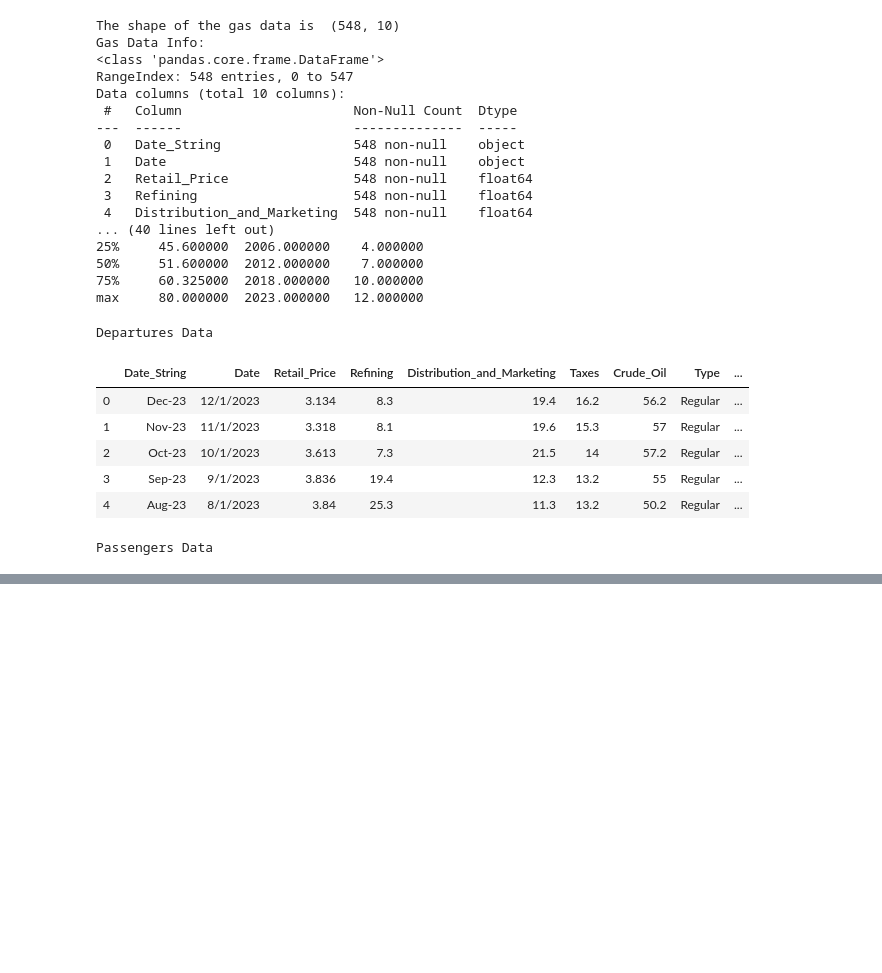
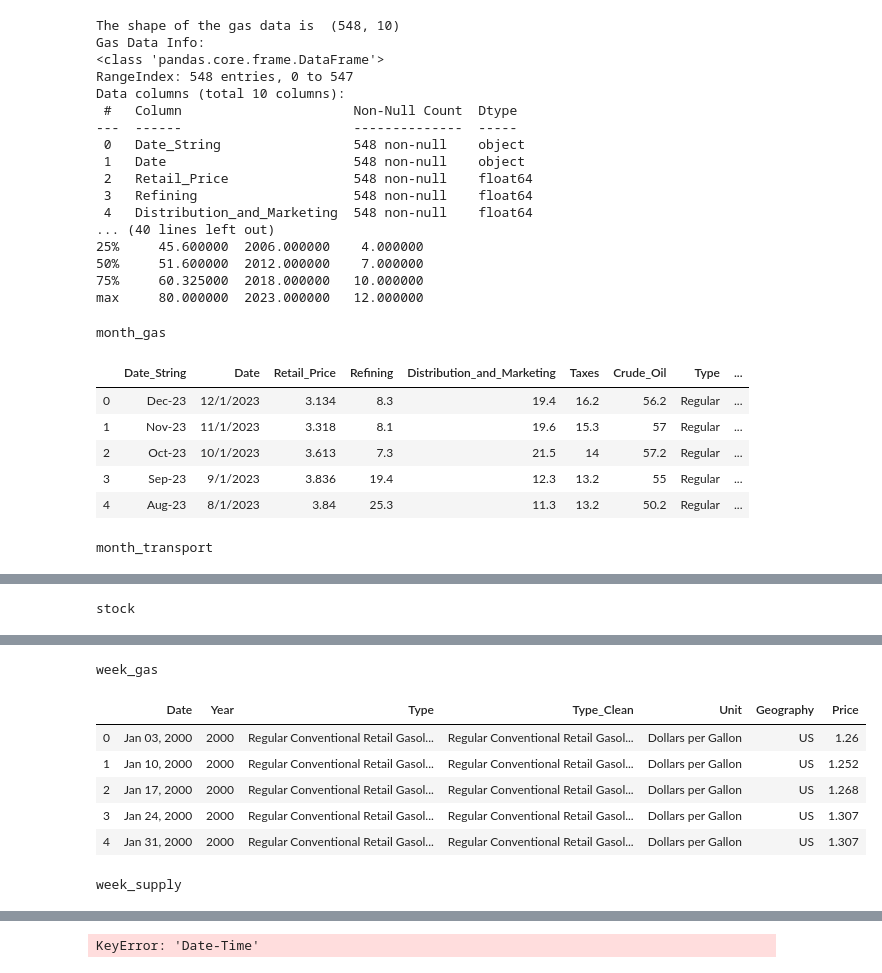
Before and after one commit to anaiskillian/citadeldatathon, a Jupyter notebook: example.ipynb, the cells around one changed output, grey strips where cells are left out. Saved outputs shown, nothing was run; the diff lists cells and outputs as text; code cells hidden in the pictures; blank space fills up the shorter version.

```diff
--- a/example.ipynb
+++ b/example.ipynb
@@ -20,7 +20,7 @@ from IPython.display import display, HTML
 # %%
 month_gas = pd.read_csv("monthly_gasoline_makeup_percentages.csv")
 month_transport = pd.read_csv("monthly_transportation_statistics.csv")
-stock = pd.read_csv("stock_descriptions.csv")
+stock = pd.read_csv("all_stocks_and_etfs.csv")
 week_gas = pd.read_csv("weekly_gasoline_prices.csv")
 week_supply = pd.read_csv("weekly_supply_estimates.csv")
 # %%
@@ -53,26 +53,36 @@ max     80.000000  2023.000000   12.000000
 # %%
 # More visually appealing heads of the data
 
-departure_head_html = tabulate(month_gas.head(), headers='keys', tablefmt='html')
-passengers_head_html = tabulate(month_transport.head(), headers='keys', tablefmt='html')
+month_gas_html = tabulate(month_gas.head(), headers='keys', tablefmt='html')
+month_transport_html = tabulate(month_transport.head(), headers='keys', tablefmt='html')
+stock_html = tabulate(stock.head(), headers='keys', tablefmt='html')
+week_gas_html = tabulate(week_gas.head(), headers='keys', tablefmt='html')
+week_supply_html = tabulate(week_supply.head(), headers='keys', tablefmt='html')
 
-departure_table_html = f'<h3>Departures Data</h3>{departure_head_html}'
-passengers_table_html = f'<h3>Passengers Data</h3>{passengers_head_html}'
+month_gas_table_html = f'<h3>month_gas</h3>{month_gas_html}'
+month_transport_table_html = f'<h3>month_transport</h3>{month_transport_html}'
+stock_table_html = f'<h3>stock</h3>{stock_html}'
+week_gas_table_html = f'<h3>week_gas</h3>{week_gas_html}'
+week_supply_table_html = f'<h3>week_supply</h3>{week_supply_html}'
 
-display(HTML(departure_table_html))
-display(HTML(passengers_table_html))
+display(HTML(month_gas_table_html))
+display(HTML(month_transport_table_html))
+display(HTML(stock_table_html))
+display(HTML(week_gas_table_html))
+display(HTML(week_supply_table_html))
 # %% [output]
-Departures Data
+month_gas
 |  | Date_String | Date | Retail_Price | Refining | Distribution_and_Marketing | Taxes | Crude_Oil | Type | ... |
 | 0 | Dec-23 | 12/1/2023 | 3.134 | 8.3 | 19.4 | 16.2 | 56.2 | Regular | ... |
 | 1 | Nov-23 | 11/1/2023 | 3.318 | 8.1 | 19.6 | 15.3 | 57 | Regular | ... |
 | 2 | Oct-23 | 10/1/2023 | 3.613 | 7.3 | 21.5 | 14 | 57.2 | Regular | ... |
 | 3 | Sep-23 | 9/1/2023 | 3.836 | 19.4 | 12.3 | 13.2 | 55 | Regular | ... |
 | 4 | Aug-23 | 8/1/2023 | 3.84 | 25.3 | 11.3 | 13.2 | 50.2 | Regular | ... |
-Passengers Data
+month_transport
 |  | Date | Month | Year | Air Safety - General Aviation Fat... | Highway Fatalities Per 100 Millio... | Highway Fatalities | ... |
 | 0 | 01/01/2000 12:00:00 AM | 1 | 2000 | 119 | nan | nan | ... |
 | 1 | 02/01/2000 12:00:00 AM | 2 | 2000 | 48 | nan | nan | ... |
 | 2 | 03/01/2000 12:00:00 AM | 3 | 2000 | 38 | nan | nan | ... |
 | 3 | 04/01/2000 12:00:00 AM | 4 | 2000 | 62 | nan | nan | ... |
 | 4 | 05/01/2000 12:00:00 AM | 5 | 2000 | 86 | nan | nan | ... |
+stock
@@ -78,0 +95,8 @@ Passengers Data
+week_gas
+|  | Date | Year | Type | Type_Clean | Unit | Geography | Price |
+| 0 | Jan 03, 2000 | 2000 | Regular Conventional Retail Gasol... | Regular Conventional Retail Gasol... | Dollars per Gallon | US | 1.26 |
+| 1 | Jan 10, 2000 | 2000 | Regular Conventional Retail Gasol... | Regular Conventional Retail Gasol... | Dollars per Gallon | US | 1.252 |
+| 2 | Jan 17, 2000 | 2000 | Regular Conventional Retail Gasol... | Regular Conventional Retail Gasol... | Dollars per Gallon | US | 1.268 |
+| 3 | Jan 24, 2000 | 2000 | Regular Conventional Retail Gasol... | Regular Conventional Retail Gasol... | Dollars per Gallon | US | 1.307 |
+| 4 | Jan 31, 2000 | 2000 | Regular Conventional Retail Gasol... | Regular Conventional Retail Gasol... | Dollars per Gallon | US | 1.307 |
+week_supply
@@ -79,3 +109,23 @@ Passengers Data
+# %%
+# Convert 'Date-Time' column to datetime
+stock['Date-Time'] = pd.to_datetime(stock['Date-Time'])
+
+# Plotting
+plt.figure(figsize=(10, 6))
+plt.plot(stock['Date-Time'], stock['Close'], marker='o', linestyle='-')
+
+# Formatting
+plt.title('Stock Close Price Over Time')
+plt.xlabel('Date')
+plt.ylabel('Close Price ($)')
+plt.grid(True)
+plt.xticks(rotation=45)
+plt.tight_layout()
+
+# Show plot
+plt.show()
+# %% [output]
+KeyError: 'Date-Time'
 # %%
 # Create top 10 busiest airports barplot.
 
```
Also changed, not shown: parts of 1 cell of this notebook.
